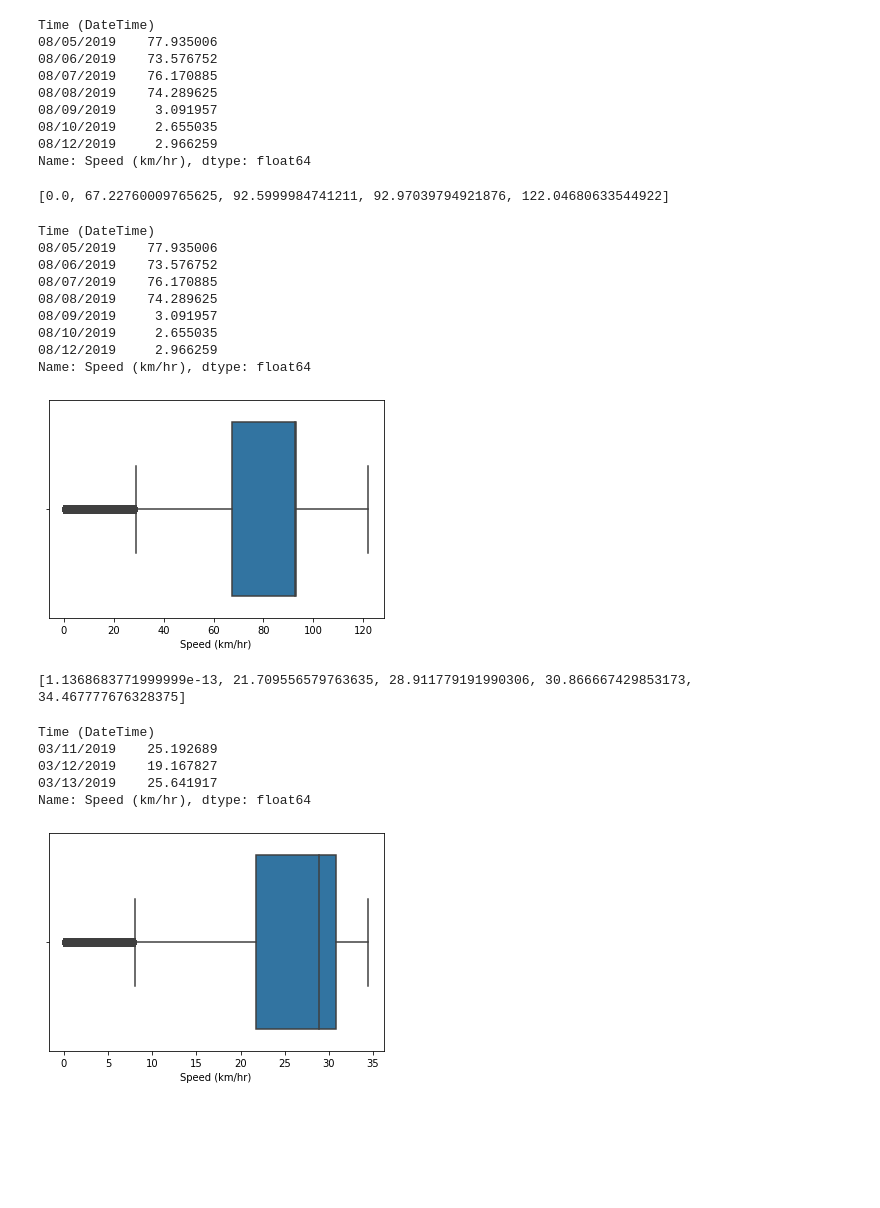
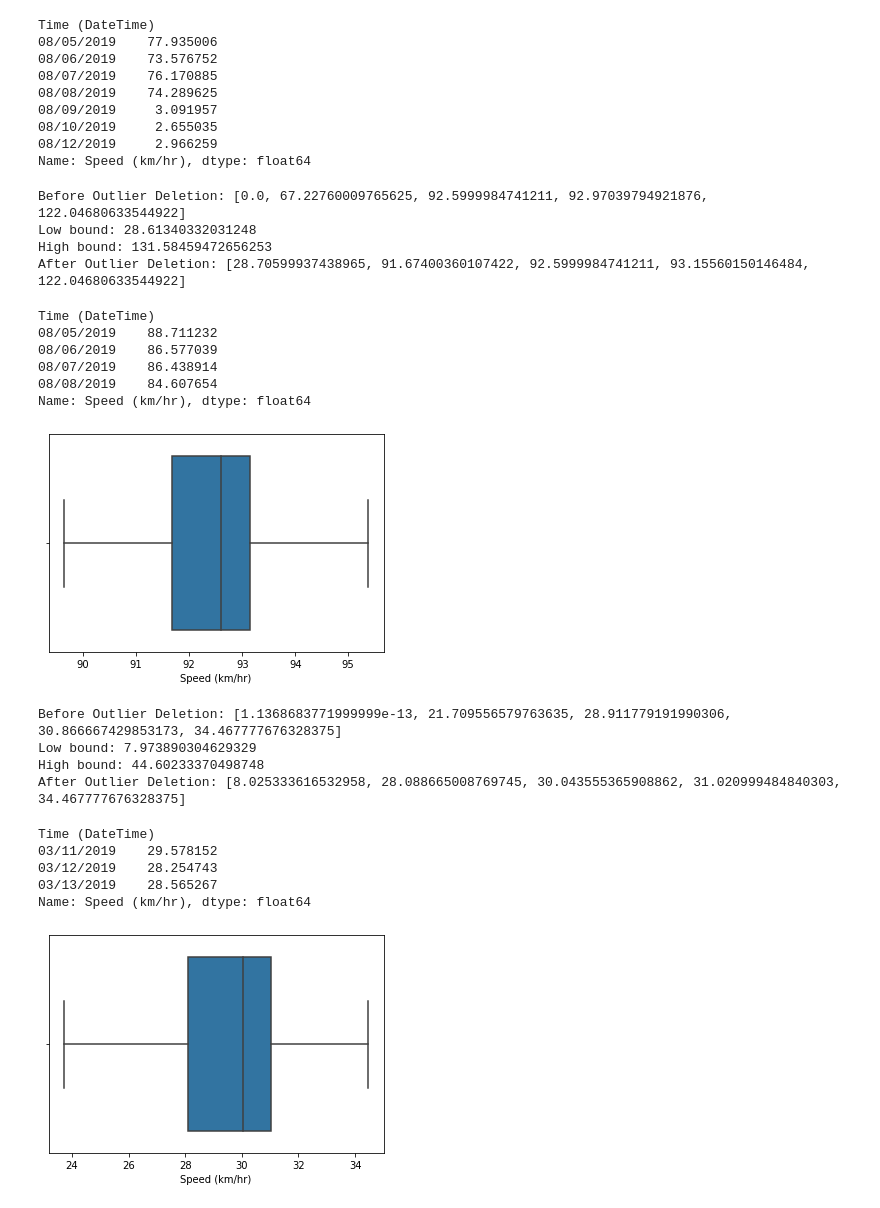
Before and after one commit to UNCG-CSE/Volvo_Truck_Analytics, a Jupyter notebook: src/VolvoTrucksAnalytics.ipynb, the cells around one changed output. Drawn from its saved outputs; the diff is of its cells as text; code cells hidden in the pictures; blank space fills up the shorter version.

Commit message:
Outlier Detection and Boxplot for Speed in km/hr
Outlier Detection and Boxplot for Speed in km/hr

```diff
--- a/src/VolvoTrucksAnalytics.ipynb
+++ b/src/VolvoTrucksAnalytics.ipynb
@@ -552,25 +518,51 @@ def outlierDetection(truck_df):
+# %%
+## Same use as divideByDay() but needs second parameter!! If no parameter given, error will be thrown.
+def outlierDetection(truck_df, column_attribute):
+
+    iterateData = 0
+    fiveNum = [truck_df[column_attribute].quantile(0), truck_df[column_attribute].quantile(.25), truck_df[column_attribute].quantile(.5), truck_df[column_attribute].quantile(.75), truck_df[column_attribute].quantile(1)]
+    iqr = fiveNum[3] - fiveNum[1]
+    low_outl = fiveNum[1] - (1.5 * iqr)
+    high_outl = fiveNum[3] + (1.5 * iqr)
+    print("Before Outlier Deletion: " + str(fiveNum))
+    print("Low bound: " + str(low_outl))
+    print("High bound: " + str(high_outl))
+
+    truck_df = truck_df[(truck_df[column_attribute] > low_outl)]
+    truck_df = truck_df[(truck_df[column_attribute] < high_outl)]
+    fiveNum = [truck_df[column_attribute].quantile(0), truck_df[column_attribute].quantile(.25), truck_df[column_attribute].quantile(.5), truck_df[column_attribute].quantile(.75), truck_df[column_attribute].quantile(1)]
+    #iqr = fiveNum[3] - fiveNum[1]
+    #low_outl = fiveNum[1] - (1.5 * iqr)
+    #high_outl = fiveNum[3] + (1.5 * iqr)
+    print("After Outlier Deletion: " + str(fiveNum))
+
+    sns.boxplot(x=truck_df[column_attribute], showfliers=False)
+
+    return truck_df
 # %%
-#outlierDetection(truck1data)
-divideByDay(outlierDetection(truck1data), "Speed (km/hr)")
+divideByDay(outlierDetection(truck1data, "Speed (km/hr)"), "Speed (km/hr)")
 # %% [output]
-[0.0, 67.22760009765625, 92.5999984741211, 92.97039794921876, 122.04680633544922]
+Before Outlier Deletion: [0.0, 67.22760009765625, 92.5999984741211, 92.97039794921876, 122.04680633544922]
+Low bound: 28.61340332031248
+High bound: 131.58459472656253
+After Outlier Deletion: [28.70599937438965, 91.67400360107422, 92.5999984741211, 93.15560150146484, 122.04680633544922]
 Time (DateTime)
-08/05/2019    77.935006
-08/06/2019    73.576752
-08/07/2019    76.170885
-08/08/2019    74.289625
-08/09/2019     3.091957
-08/10/2019     2.655035
-08/12/2019     2.966259
+08/05/2019    88.711232
+08/06/2019    86.577039
+08/07/2019    86.438914
+08/08/2019    84.607654
 Name: Speed (km/hr), dtype: float64
-[figure, old version]
+[figure, new version]
 # %%
-divideByDay(outlierDetection(truck2data), "Speed (km/hr)")
+divideByDay(outlierDetection(truck2data, "Speed (km/hr)"), "Speed (km/hr)")
 # %% [output]
-[1.1368683771999999e-13, 21.709556579763635, 28.911779191990306, 30.866667429853173, 34.467777676328375]
+Before Outlier Deletion: [1.1368683771999999e-13, 21.709556579763635, 28.911779191990306, 30.866667429853173, 34.467777676328375]
+Low bound: 7.973890304629329
+High bound: 44.60233370498748
+After Outlier Deletion: [8.025333616532958, 28.088665008769745, 30.043555365908862, 31.020999484840303, 34.467777676328375]
 Time (DateTime)
-03/11/2019    25.192689
-03/12/2019    19.167827
-03/13/2019    25.641917
+03/11/2019    29.578152
+03/12/2019    28.254743
+03/13/2019    28.565267
 Name: Speed (km/hr), dtype: float64
-[figure, old version]
+[figure, new version]
```
Also changed, not shown: parts of 2 cells of this notebook.
